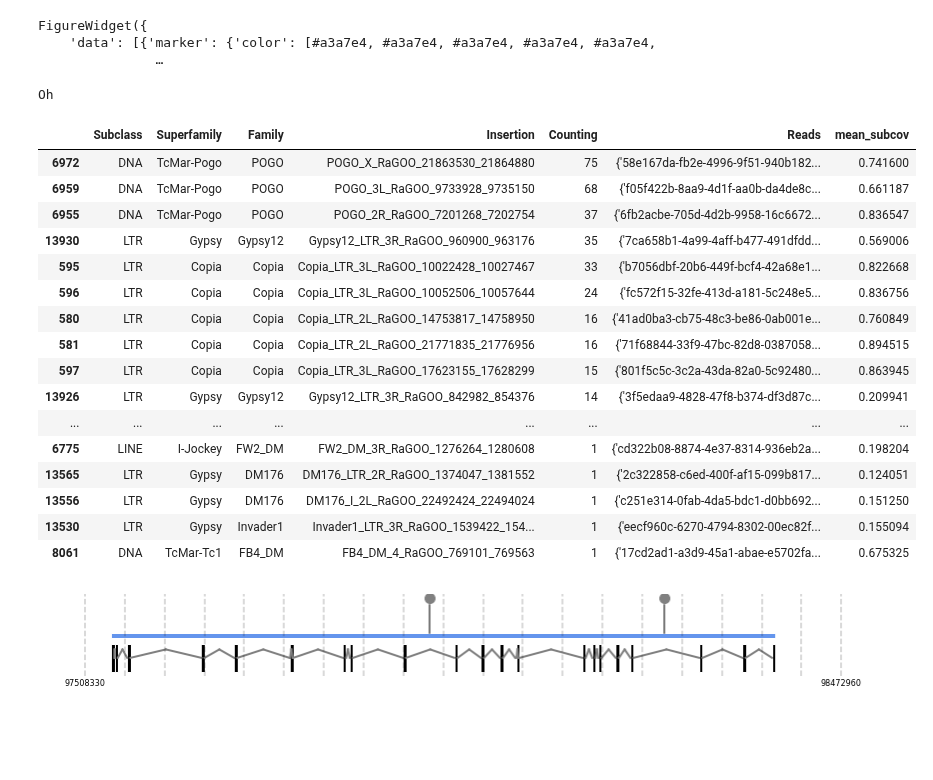
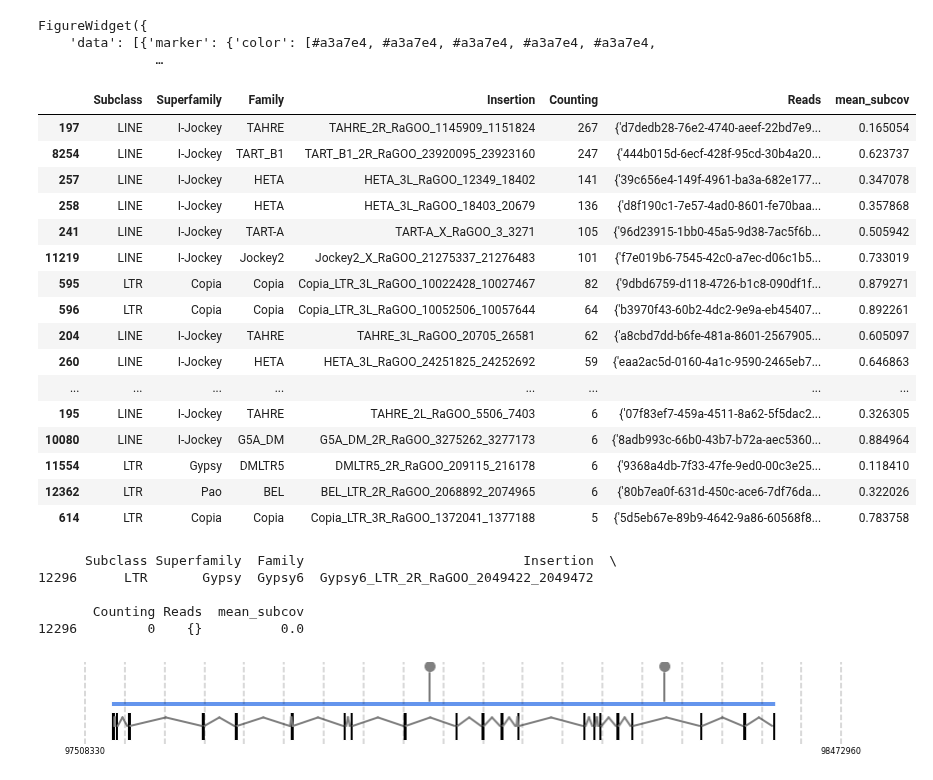
Before and after one commit to EricAmren/TE_LR_RNAseq, a Jupyter notebook: TE_LR_RNAseq_notebook.ipynb, the cells around one changed output. Drawn from its saved outputs; the diff is of its cells as text; code cells hidden in the pictures; blank space fills up the shorter version.

Commit message:
add function get insertion counting

```diff
--- a/TE_LR_RNAseq_notebook.ipynb
+++ b/TE_LR_RNAseq_notebook.ipynb
@@ -496,31 +496,39 @@ f
 FigureWidget({
     'data': [{'marker': {'color': [#a3a7e4, #a3a7e4, #a3a7e4, #a3a7e4, #a3a7e4,
                …
-# %%
-print(CLIP)
-# %% [output]
-Oh
+# %%
+pd.set_option('display.max_rows', 100)
+filtered_FC29_counting_df.sort_values(by=['Counting'], ascending=False).head(100)
+# print(saved_FC29_counting_df[saved_FC29_counting_df['Insertion'] == "Gypsy_I_2R_RaGOO_2048940_2052346"])
+# print(saved_FC29_counting_df[saved_FC29_counting_df['Insertion'] == "Gypsy6_LTR_2R_RaGOO_2049422_2049472"])
+# %% [output]
+|  | Subclass | Superfamily | Family | Insertion | Counting | Reads | mean_subcov |
+| 197 | LINE | I-Jockey | TAHRE | TAHRE_2R_RaGOO_1145909_1151824 | 267 | {'d7dedb28-76e2-4740-aeef-22bd7e9... | 0.165054 |
+| 8254 | LINE | I-Jockey | TART_B1 | TART_B1_2R_RaGOO_23920095_23923160 | 247 | {'444b015d-6ecf-428f-95cd-30b4a20... | 0.623737 |
+| 257 | LINE | I-Jockey | HETA | HETA_3L_RaGOO_12349_18402 | 141 | {'39c656e4-149f-4961-ba3a-682e177... | 0.347078 |
+| 258 | LINE | I-Jockey | HETA | HETA_3L_RaGOO_18403_20679 | 136 | {'d8f190c1-7e57-4ad0-8601-fe70baa... | 0.357868 |
+| 241 | LINE | I-Jockey | TART-A | TART-A_X_RaGOO_3_3271 | 105 | {'96d23915-1bb0-45a5-9d38-7ac5f6b... | 0.505942 |
+| 11219 | LINE | I-Jockey | Jockey2 | Jockey2_X_RaGOO_21275337_21276483 | 101 | {'f7e019b6-7545-42c0-a7ec-d06c1b5... | 0.733019 |
+| 595 | LTR | Copia | Copia | Copia_LTR_3L_RaGOO_10022428_10027467 | 82 | {'9dbd6759-d118-4726-b1c8-090df1f... | 0.879271 |
+| 596 | LTR | Copia | Copia | Copia_LTR_3L_RaGOO_10052506_10057644 | 64 | {'b3970f43-60b2-4dc2-9e9a-eb45407... | 0.892261 |
+| 204 | LINE | I-Jockey | TAHRE | TAHRE_3L_RaGOO_20705_26581 | 62 | {'a8cbd7dd-b6fe-481a-8601-2567905... | 0.605097 |
+| 260 | LINE | I-Jockey | HETA | HETA_3L_RaGOO_24251825_24252692 | 59 | {'eaa2ac5d-0160-4a1c-9590-2465eb7... | 0.646863 |
+| ... | ... | ... | ... | ... | ... | ... | ... |
+| 195 | LINE | I-Jockey | TAHRE | TAHRE_2L_RaGOO_5506_7403 | 6 | {'07f83ef7-459a-4511-8a62-5f5dac2... | 0.326305 |
+| 10080 | LINE | I-Jockey | G5A_DM | G5A_DM_2R_RaGOO_3275262_3277173 | 6 | {'8adb993c-66b0-43b7-b72a-aec5360... | 0.884964 |
+| 11554 | LTR | Gypsy | DMLTR5 | DMLTR5_2R_RaGOO_209115_216178 | 6 | {'9368a4db-7f33-47fe-9ed0-00c3e25... | 0.118410 |
+| 12362 | LTR | Pao | BEL | BEL_LTR_2R_RaGOO_2068892_2074965 | 6 | {'80b7ea0f-631d-450c-ace6-7df76da... | 0.322026 |
+| 614 | LTR | Copia | Copia | Copia_LTR_3R_RaGOO_1372041_1377188 | 5 | {'5d5eb67e-89b9-4642-9a86-60568f8... | 0.783758 |
 # %%
 pd.set_option('display.max_rows', 100)
-FC30_counting_df.sort_values(by=['Counting'], ascending=False).head(100)
+filtered_FC30_counting_df.sort_values(by=['Counting'], ascending=False).head(100)
+print(saved_FC30_counting_df[saved_FC30_counting_df['Insertion'] == "Gypsy6_LTR_2R_RaGOO_2049422_2049472"])
 # %% [output]
-|  | Subclass | Superfamily | Family | Insertion | Counting | Reads | mean_subcov |
-| 6972 | DNA | TcMar-Pogo | POGO | POGO_X_RaGOO_21863530_21864880 | 75 | {'58e167da-fb2e-4996-9f51-940b182... | 0.741600 |
-| 6959 | DNA | TcMar-Pogo | POGO | POGO_3L_RaGOO_9733928_9735150 | 68 | {'f05f422b-8aa9-4d1f-aa0b-da4de8c... | 0.661187 |
-| 6955 | DNA | TcMar-Pogo | POGO | POGO_2R_RaGOO_7201268_7202754 | 37 | {'6fb2acbe-705d-4d2b-9958-16c6672... | 0.836547 |
-| 13930 | LTR | Gypsy | Gypsy12 | Gypsy12_LTR_3R_RaGOO_960900_963176 | 35 | {'7ca658b1-4a99-4aff-b477-491dfdd... | 0.569006 |
-| 595 | LTR | Copia | Copia | Copia_LTR_3L_RaGOO_10022428_10027467 | 33 | {'b7056dbf-20b6-449f-bcf4-42a68e1... | 0.822668 |
-| 596 | LTR | Copia | Copia | Copia_LTR_3L_RaGOO_10052506_10057644 | 24 | {'fc572f15-32fe-413d-a181-5c248e5... | 0.836756 |
-| 580 | LTR | Copia | Copia | Copia_LTR_2L_RaGOO_14753817_14758950 | 16 | {'41ad0ba3-cb75-48c3-be86-0ab001e... | 0.760849 |
-| 581 | LTR | Copia | Copia | Copia_LTR_2L_RaGOO_21771835_21776956 | 16 | {'71f68844-33f9-47bc-82d8-0387058... | 0.894515 |
-| 597 | LTR | Copia | Copia | Copia_LTR_3L_RaGOO_17623155_17628299 | 15 | {'801f5c5c-3c2a-43da-82a0-5c92480... | 0.863945 |
-| 13926 | LTR | Gypsy | Gypsy12 | Gypsy12_LTR_3R_RaGOO_842982_854376 | 14 | {'3f5edaa9-4828-47f8-b374-df3d87c... | 0.209941 |
-| ... | ... | ... | ... | ... | ... | ... | ... |
-| 6775 | LINE | I-Jockey | FW2_DM | FW2_DM_3R_RaGOO_1276264_1280608 | 1 | {'cd322b08-8874-4e37-8314-936eb2a... | 0.198204 |
-| 13565 | LTR | Gypsy | DM176 | DM176_LTR_2R_RaGOO_1374047_1381552 | 1 | {'2c322858-c6ed-400f-af15-099b817... | 0.124051 |
-| 13556 | LTR | Gypsy | DM176 | DM176_I_2L_RaGOO_22492424_22494024 | 1 | {'c251e314-0fab-4da5-bdc1-d0bb692... | 0.151250 |
-| 13530 | LTR | Gypsy | Invader1 | Invader1_LTR_3R_RaGOO_1539422_154... | 1 | {'eecf960c-6270-4794-8302-00ec82f... | 0.155094 |
-| 8061 | DNA | TcMar-Tc1 | FB4_DM | FB4_DM_4_RaGOO_769101_769563 | 1 | {'17cd2ad1-a3d9-45a1-abae-e5702fa... | 0.675325 |
+      Subclass Superfamily  Family                            Insertion  \
+12296      LTR       Gypsy  Gypsy6  Gypsy6_LTR_2R_RaGOO_2049422_2049472
+
+       Counting Reads  mean_subcov
+12296         0    {}          0.0
 # %%
     #exons positions
     exon_pos = [97543299,97544702], [97547885,97548026], [97564044,97564188], [97658624,97658804], [97700407,97700550], [97770814,97770934], [97771732,97771853], [97839116,97839200], [97847948,97848017], [97915614,97915779], [97981281,97981497], [98015115,98015300], [98039315,98039526], [98058773,98058943], [98060614,98060722], [98144650,98144738], [98157272,98157354], [98164906,98165103], [98187065,98187227], [98205947,98206035], [98293669,98293752], [98348819,98348930], [98386439,98386615]
```
